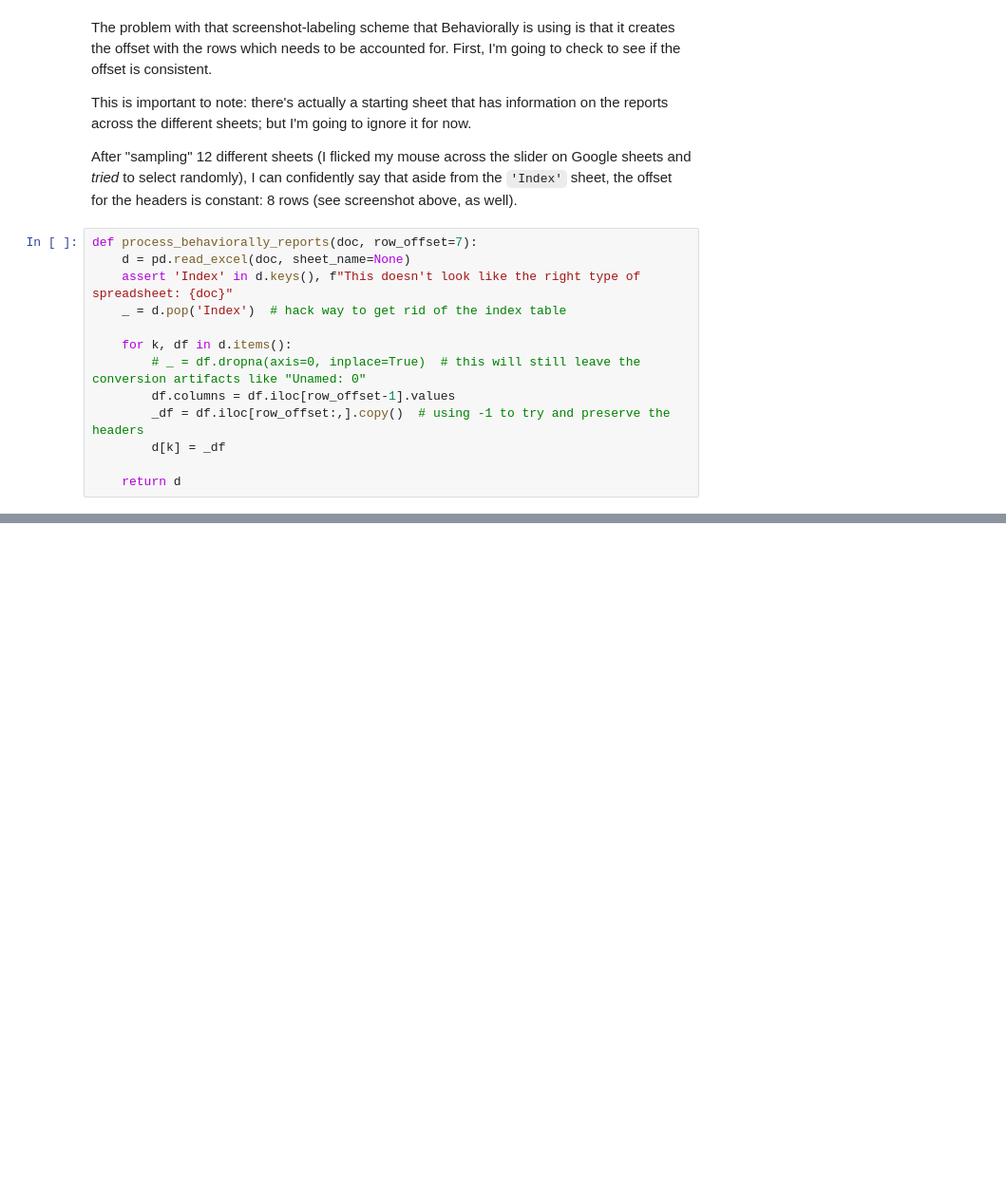
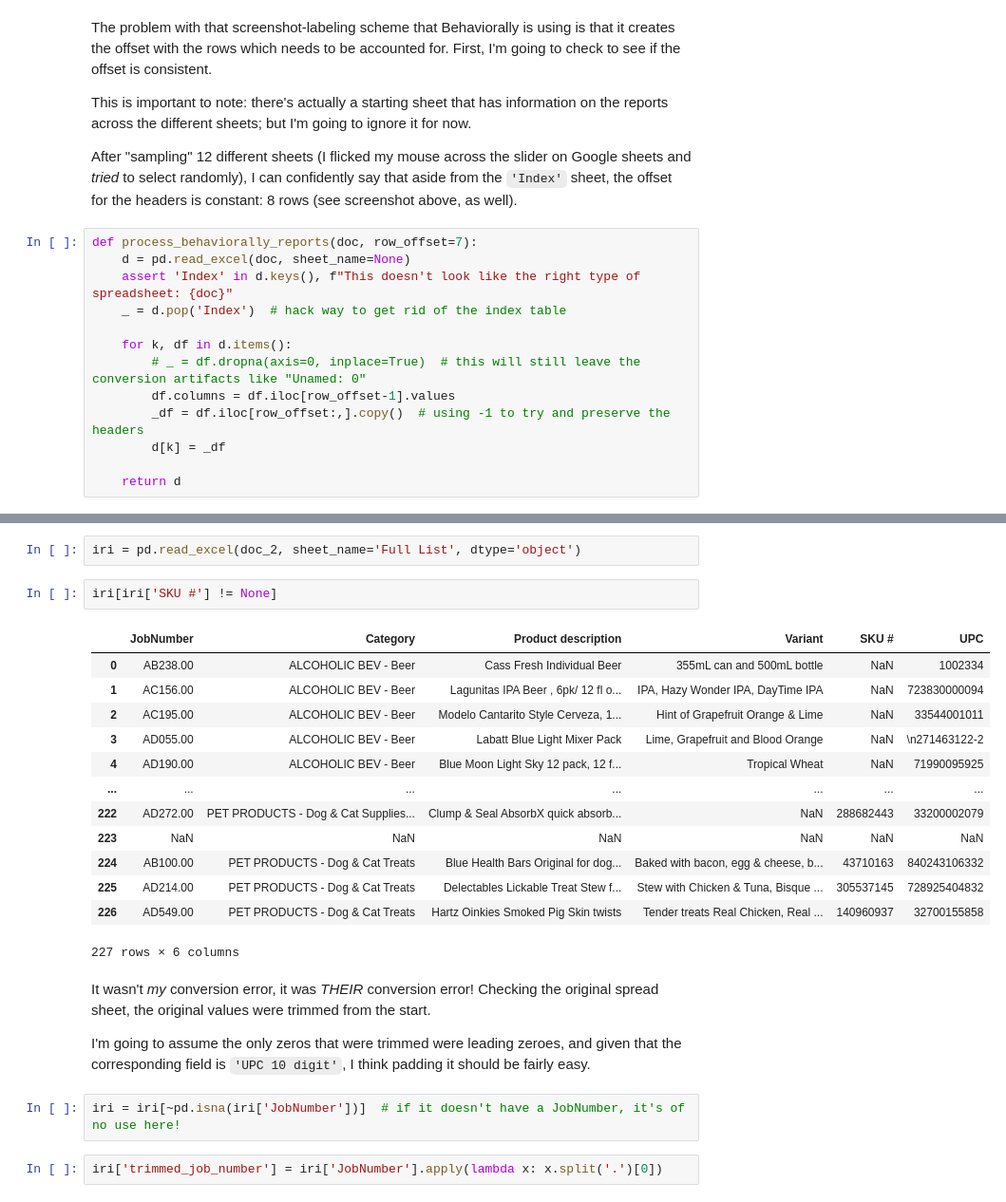
Before and after one commit to mess-clarifai/behaviorally, a Jupyter notebook: notebooks/project-forensics.ipynb, the cells around one changed output, grey strips where cells are left out. Shown: that part at 95% size. Saved outputs shown, nothing was run; the diff lists cells and outputs as text; blank space fills up the shorter version.

```diff
--- a/notebooks/project-forensics.ipynb
+++ b/notebooks/project-forensics.ipynb
@@ -226,0 +234,27 @@ d[k].head()
+# %%
+iri = pd.read_excel(doc_2, sheet_name='Full List', dtype='object')
+# %%
+iri[iri['SKU #'] != None]
+# %% [output]
+|  | JobNumber | Category | Product description | Variant | SKU # | UPC |
+| 0 | AB238.00 | ALCOHOLIC BEV - Beer | Cass Fresh Individual Beer | 355mL can and 500mL bottle | NaN | 1002334 |
+| 1 | AC156.00 | ALCOHOLIC BEV - Beer | Lagunitas IPA Beer , 6pk/ 12 fl o... | IPA, Hazy Wonder IPA, DayTime IPA | NaN | 723830000094 |
+| 2 | AC195.00 | ALCOHOLIC BEV - Beer | Modelo Cantarito Style Cerveza, 1... | Hint of Grapefruit Orange & Lime | NaN | 33544001011 |
+| 3 | AD055.00 | ALCOHOLIC BEV - Beer | Labatt Blue Light Mixer Pack | Lime, Grapefruit and Blood Orange | NaN | \n271463122-2 |
+| 4 | AD190.00 | ALCOHOLIC BEV - Beer | Blue Moon Light Sky 12 pack, 12 f... | Tropical Wheat | NaN | 71990095925 |
+| ... | ... | ... | ... | ... | ... | ... |
+| 222 | AD272.00 | PET PRODUCTS - Dog & Cat Supplies... | Clump & Seal AbsorbX quick absorb... | NaN | 288682443 | 33200002079 |
+| 223 | NaN | NaN | NaN | NaN | NaN | NaN |
+| 224 | AB100.00 | PET PRODUCTS - Dog & Cat Treats | Blue Health Bars Original for dog... | Baked with bacon, egg & cheese, b... | 43710163 | 840243106332 |
+| 225 | AD214.00 | PET PRODUCTS - Dog & Cat Treats | Delectables Lickable Treat Stew f... | Stew with Chicken & Tuna, Bisque ... | 305537145 | 728925404832 |
+| 226 | AD549.00 | PET PRODUCTS - Dog & Cat Treats | Hartz Oinkies Smoked Pig Skin twists | Tender treats Real Chicken, Real ... | 140960937 | 32700155858 |
+227 rows × 6 columns
+# %% [markdown]
+It wasn't _my_ conversion error, it was _THEIR_ conversion error!
+Checking the original spread sheet, the original values were trimmed from the start.
+
+I'm going to assume the only zeros that were trimmed were leading zeroes, and given that the corresponding field is `'UPC 10 digit'`, I think padding it should be fairly easy.
+# %%
+iri = iri[~pd.isna(iri['JobNumber'])]  # if it doesn't have a JobNumber, it's of no use here!
+# %%
+iri['trimmed_job_number'] = iri['JobNumber'].apply(lambda x: x.split('.')[0])
```
Also changed, not shown: parts of 46 cells of this notebook.
